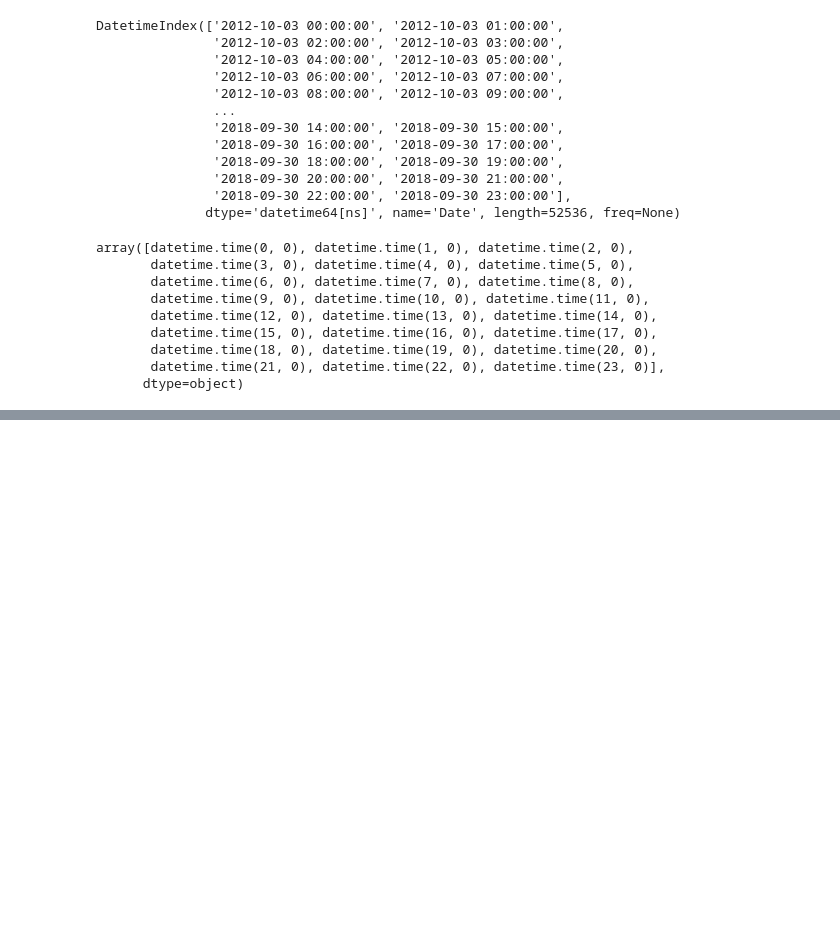
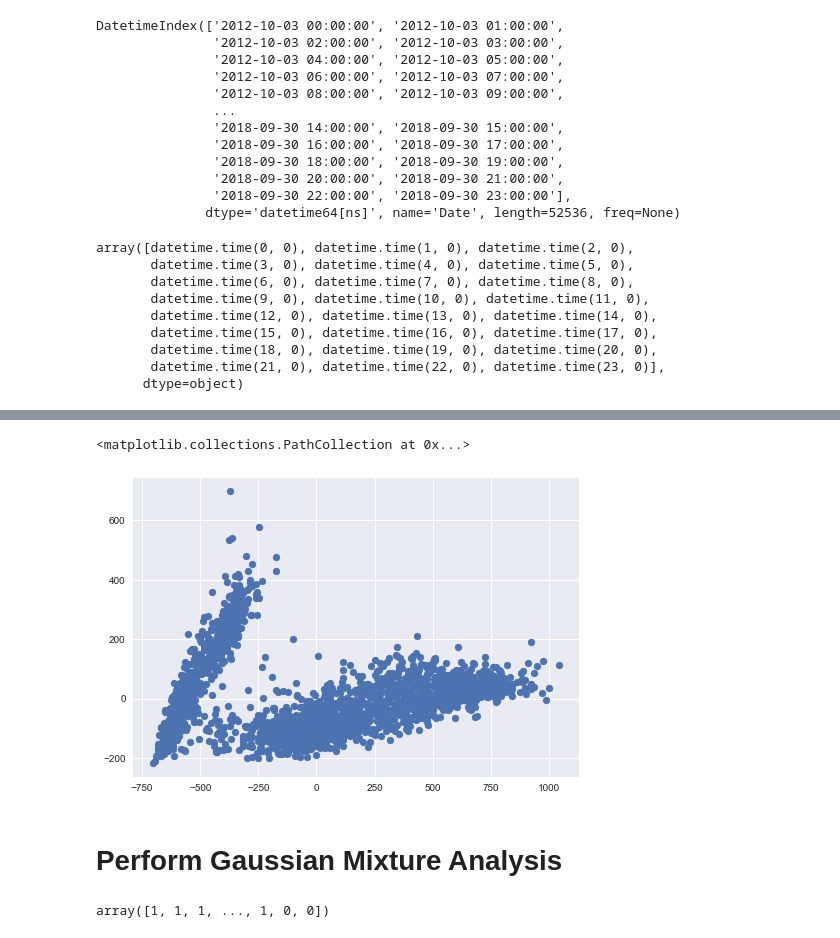
Before and after one commit to dwinston/stonybrook_juypterworkflow, a Jupyter notebook: Untitled.ipynb, the cells around one changed output, grey strips where cells are left out. Cells and saved outputs as stored; diff of their text form; code cells hidden in the pictures; blank space fills up the shorter version.

```diff
--- a/Untitled.ipynb
+++ b/Untitled.ipynb
@@ -45,0 +102,2 @@ assert len(np.unique(data.index.time)) == 24
+# %%
+X = pivoted.fillna(0).T.values
@@ -45,0 +109,2 @@ assert len(np.unique(data.index.time)) == 24
+# %%
+X2 = PCA(2).fit_transform(X)
@@ -45,0 +125,17 @@ assert len(np.unique(data.index.time)) == 24
+# %%
+import matplotlib.pyplot as plt
+plt.style.use('seaborn')
+
+plt.scatter(X2[:, 0], X2[:, 1])
+# %% [output]
+<matplotlib.collections.PathCollection at 0x...>
+[figure, added]
+# %% [markdown]
+# Perform Gaussian Mixture Analysis
+# %%
+from sklearn.mixture import GaussianMixture
+gmm = GaussianMixture(2) # Two clusters
+gmm.fit(X)
+gmm.predict(X)
+# %% [output]
+array([1, 1, 1, ..., 1, 0, 0])
```
Also changed, not shown: parts of 26 cells of this notebook.
